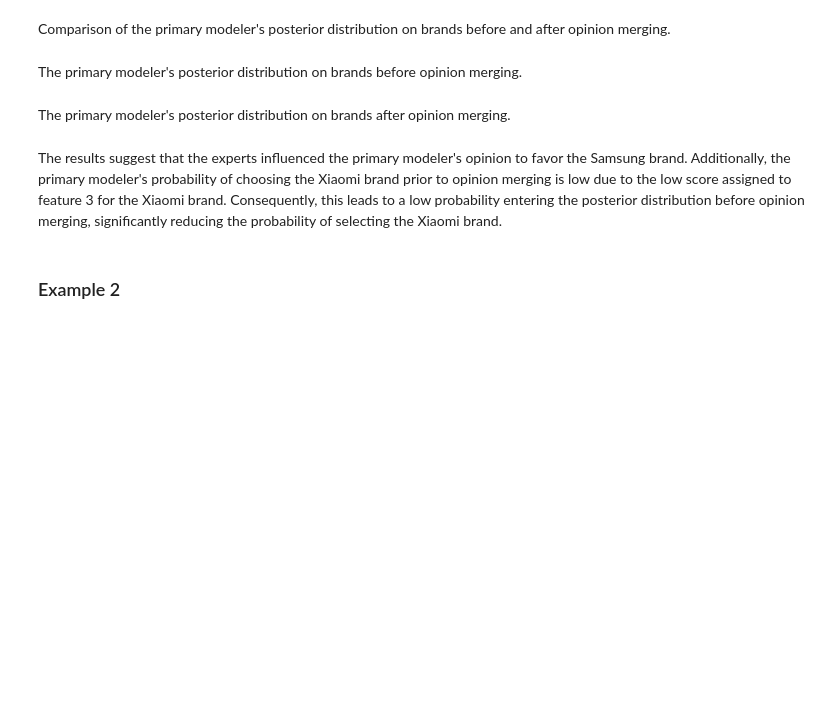
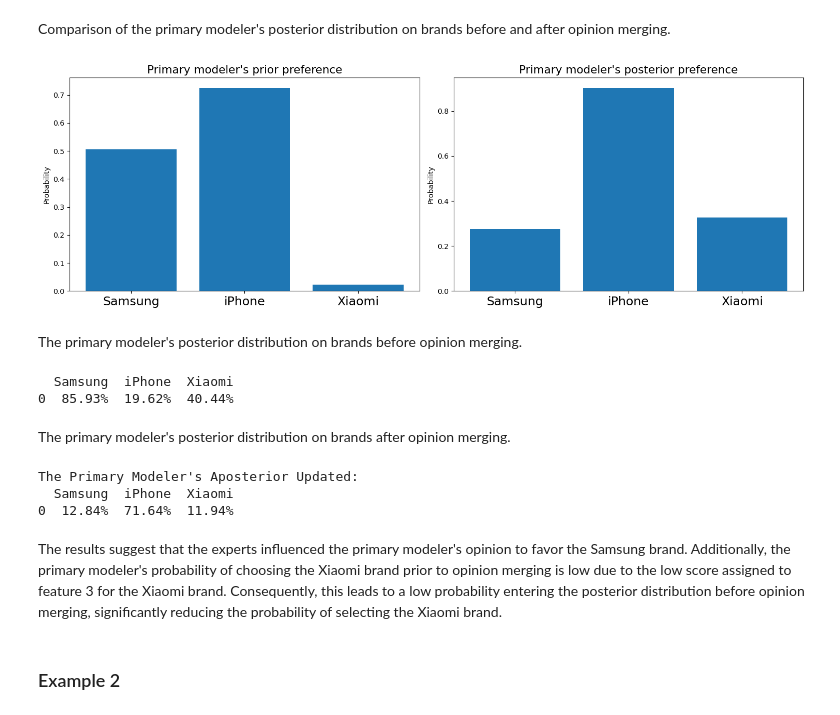
Before and after one commit to Ruzejjur/TMoCOBoT_python, a Jupyter notebook: code/main/Main.ipynb, the cells around one changed output. Cells and saved outputs as stored; diff of their text form; code cells hidden in the pictures; blank space fills up the shorter version.

Commit message:
Added translated python code to the Main.ipynb

```diff
--- a/code/main/Main.ipynb
+++ b/code/main/Main.ipynb
@@ -0,0 +8,4 @@
+# %%
+# Setting working directory
+working_directory = '/Users/ruzejjur/Github/TMoCOBoT_python/Bar_charts'
+os.chdir(working_directory)
@@ -46,7 +206,82 @@ Comparison of the primary modeler's posterior distribution on brands before and
+# %%
+### Place holder data to be removed ----------------------------------------
+# Placeholder data for the a posteriori distributions
+# Replace these with the actual output from the simulated_example function
+The_primary_modelers_aposterior_old = np.random.rand(3)
+The_primary_modelers_aposterior_updated = np.random.rand(3)
+
+# --------------------------------------------------------------------------------
+# Create a figure window
+fig, axes = plt.subplots(1, 2, figsize=(15, 5))
+
+# Variable names for the x-ticks
+variable_names = ['Samsung', 'iPhone', 'Xiaomi']
+
+# Plotting the old a posteriori distribution
+axes[0].bar(variable_names, The_primary_modelers_aposterior_old)
+axes[0].set_ylabel('Probability')
+axes[0].set_title("Primary modeler's prior preference", fontsize=15.5)
+axes[0].tick_params(axis='x', labelsize=17)
+
+# Plotting the updated a posteriori distribution
+axes[1].bar(variable_names, The_primary_modelers_aposterior_updated)
+axes[1].set_ylabel('Probability')
+axes[1].set_title("Primary modeler's posterior preference", fontsize=15.5)
+axes[1].tick_params(axis='x', labelsize=17)
+
+# Save the figure
+save_path = os.path.join(working_directory, '..', 'Bar_charts', 'figure_0.png')
+plt.tight_layout()
+plt.savefig(save_path)
+
+# Show the plots
+plt.show()
+# %% [output]
+[figure, added]
 # %% [markdown]
 The primary modeler's posterior distribution on brands before opinion merging.
+# %%
+# Placeholder data for the a posteriori distributions
+# Replace this with the actual output from your simulated_example function
+The_primary_modelers_aposterior_old = np.random.rand(3)
+
+# Round the values and convert them to percentage strings
+The_primary_modelers_aposterior_old_percent = [f"{round(value * 100, 2)}%" for value in The_primary_modelers_aposterior_old]
+
+# Create a DataFrame
+The_primary_modelers_aposterior_old_df = pd.DataFrame(
+    [The_primary_modelers_aposterior_old_percent],
+    columns=["Samsung", "iPhone", "Xiaomi"]
+)
+
+# Display the DataFrame
+print(The_primary_modelers_aposterior_old_df)
+# %% [output]
+  Samsung  iPhone  Xiaomi
+0  85.93%  19.62%  40.44%
 # %% [markdown]
 The primary modeler's posterior distribution on brands after opinion merging.
+# %%
+# Placeholder data for the updated a posteriori distributions
+# Replace this with the actual output from your simulated_example function
+The_primary_modelers_aposterior_updated = np.random.rand(3)
+
+# Round the values and convert them to percentage strings
+The_primary_modelers_aposterior_updated_percent = [f"{round(value * 100, 2)}%" for value in The_primary_modelers_aposterior_updated]
+
+# Create a DataFrame
+The_primary_modelers_aposterior_updated_df = pd.DataFrame(
+    [The_primary_modelers_aposterior_updated_percent],
+    columns=["Samsung", "iPhone", "Xiaomi"]
+)
+
+# Display the DataFrame
+print("The Primary Modeler's Aposterior Updated:")
+print(The_primary_modelers_aposterior_updated_df)
+# %% [output]
+The Primary Modeler's Aposterior Updated:
+  Samsung  iPhone  Xiaomi
+0  12.84%  71.64%  11.94%
 # %% [markdown]
 The results suggest that the experts influenced the primary modeler's  opinion to favor the Samsung brand. Additionally, the primary modeler's probability of choosing the Xiaomi brand prior to opinion merging is low due to the low score assigned to feature 3 for the Xiaomi brand.  Consequently, this leads to a low probability entering the posterior distribution before opinion merging, significantly reducing the probability of selecting the Xiaomi brand.
 # %% [markdown]
```
Also changed, not shown: parts of 44 cells of this notebook, 1 other file.
